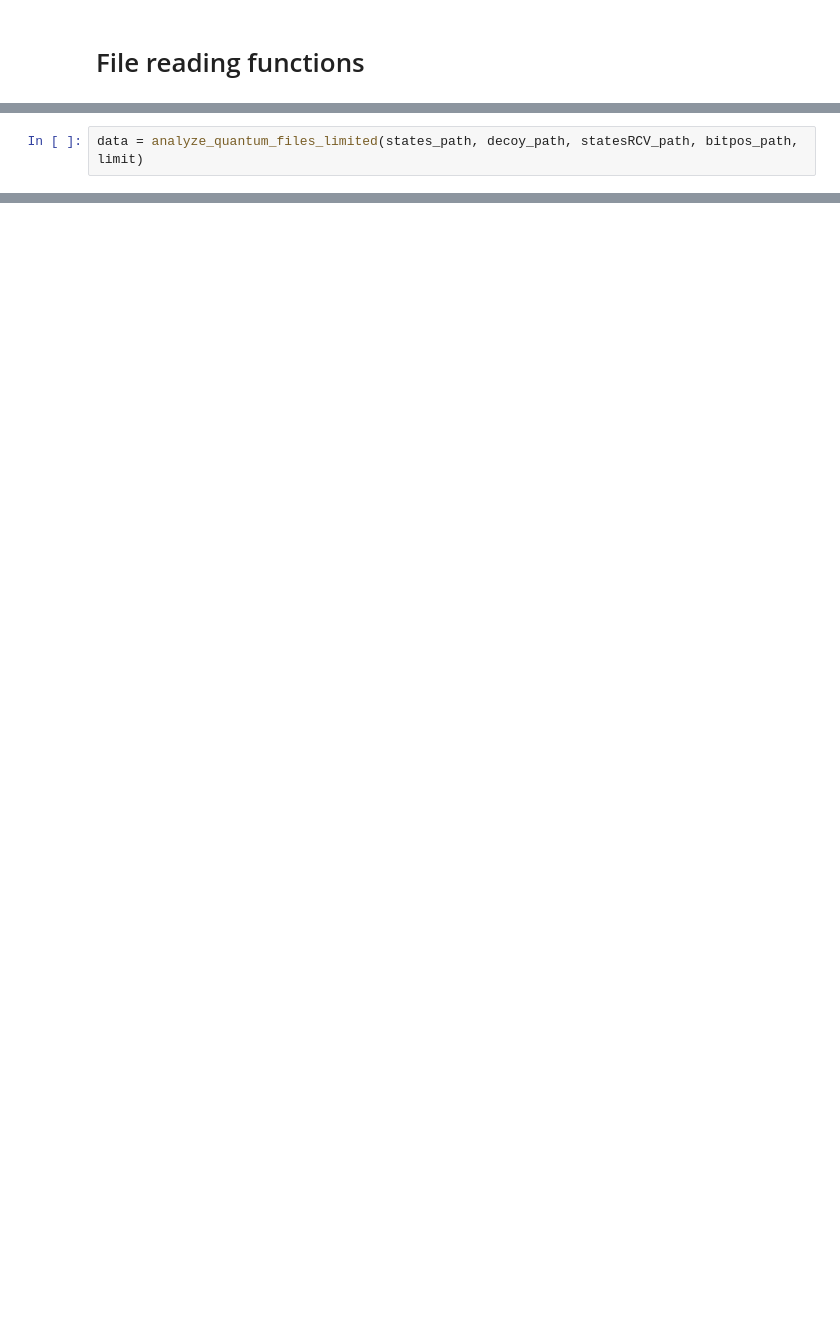
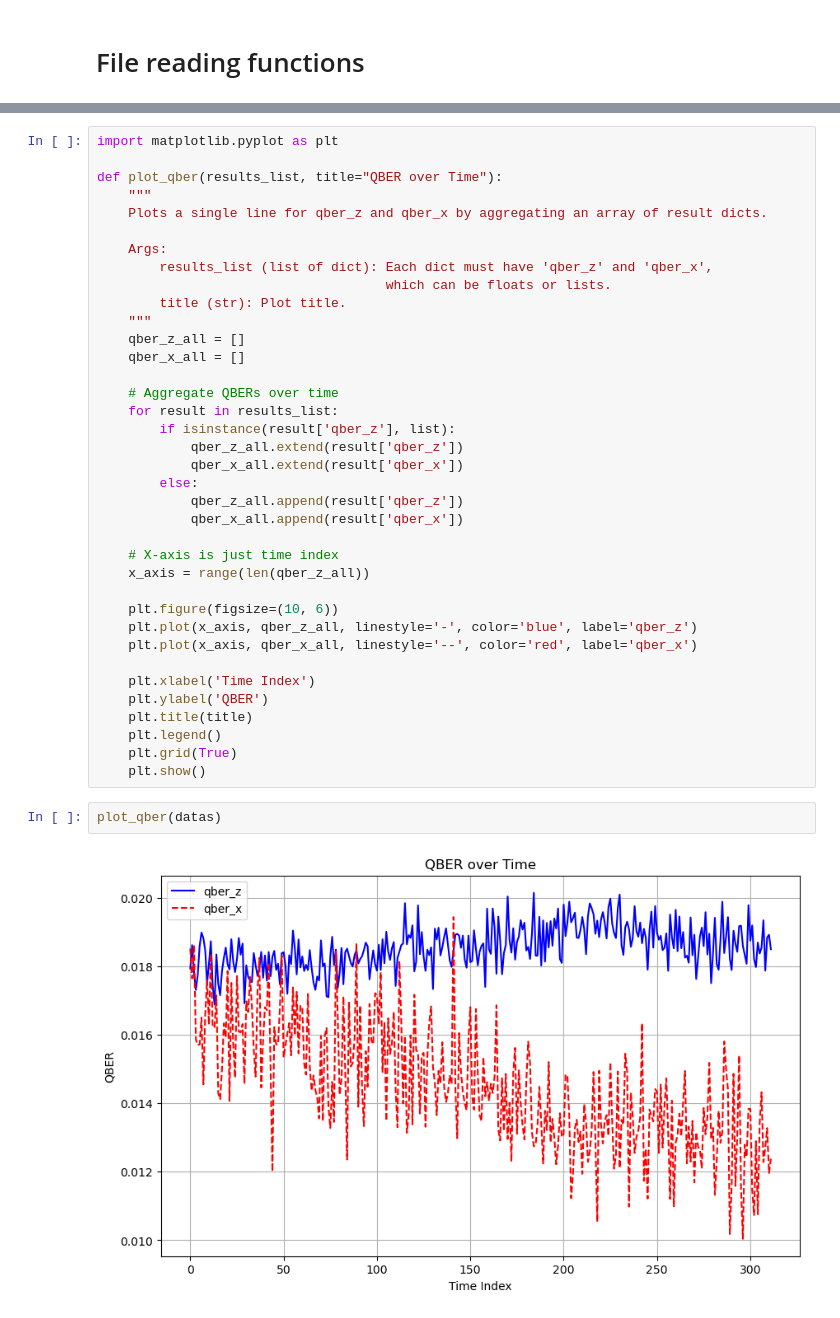
Before and after one commit to Karma39/QuantumCryptography, a Jupyter notebook: lab3.ipynb, the cells around one changed output, grey strips where cells are left out. Cells and saved outputs as stored; diff of their text form; blank space fills up the shorter version.

```diff
--- a/lab3.ipynb
+++ b/lab3.ipynb
@@ -256,2 +205,0 @@ limited data collection for simple testing
-# %%
-data = analyze_quantum_files_limited(states_path, decoy_path, statesRCV_path, bitpos_path, limit)
@@ -278,0 +347,41 @@ print(l)
+# %%
+import matplotlib.pyplot as plt
+
+def plot_qber(results_list, title="QBER over Time"):
+    """
+    Plots a single line for qber_z and qber_x by aggregating an array of result dicts.
+
+    Args:
+        results_list (list of dict): Each dict must have 'qber_z' and 'qber_x',
+                                     which can be floats or lists.
+        title (str): Plot title.
+    """
+    qber_z_all = []
+    qber_x_all = []
+
+    # Aggregate QBERs over time
+    for result in results_list:
+        if isinstance(result['qber_z'], list):
+            qber_z_all.extend(result['qber_z'])
+            qber_x_all.extend(result['qber_x'])
+        else:
+            qber_z_all.append(result['qber_z'])
+            qber_x_all.append(result['qber_x'])
+
+    # X-axis is just time index
+    x_axis = range(len(qber_z_all))
+
+    plt.figure(figsize=(10, 6))
+    plt.plot(x_axis, qber_z_all, linestyle='-', color='blue', label='qber_z')
+    plt.plot(x_axis, qber_x_all, linestyle='--', color='red', label='qber_x')
+
+    plt.xlabel('Time Index')
+    plt.ylabel('QBER')
+    plt.title(title)
+    plt.legend()
+    plt.grid(True)
+    plt.show()
+# %%
+plot_qber(datas)
+# %% [output]
+[figure, added]
```
Also changed, not shown: parts of 31 cells of this notebook.
